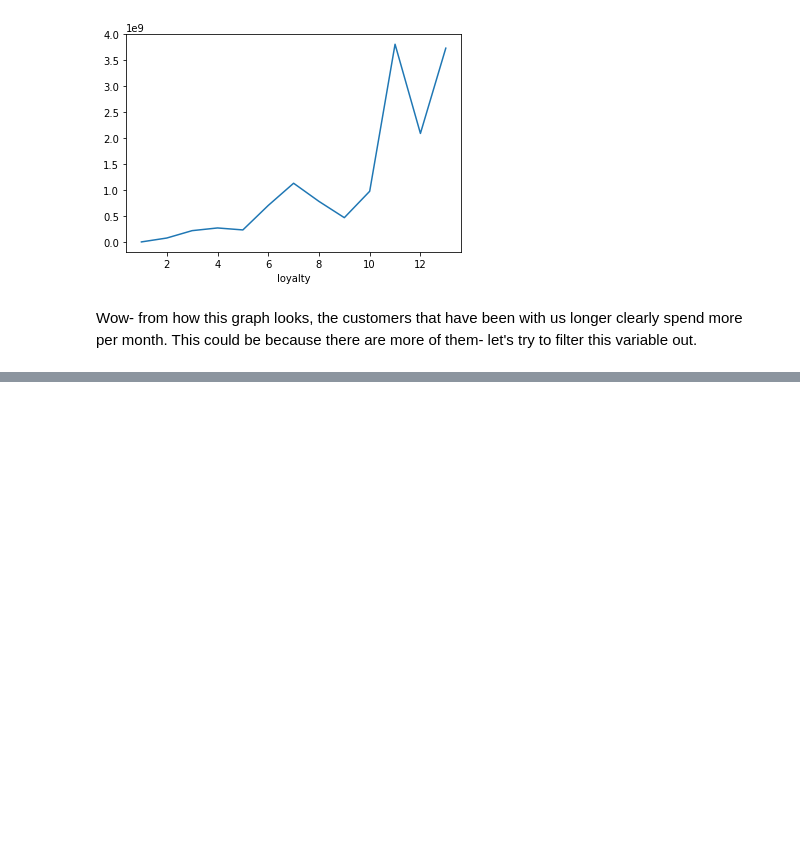
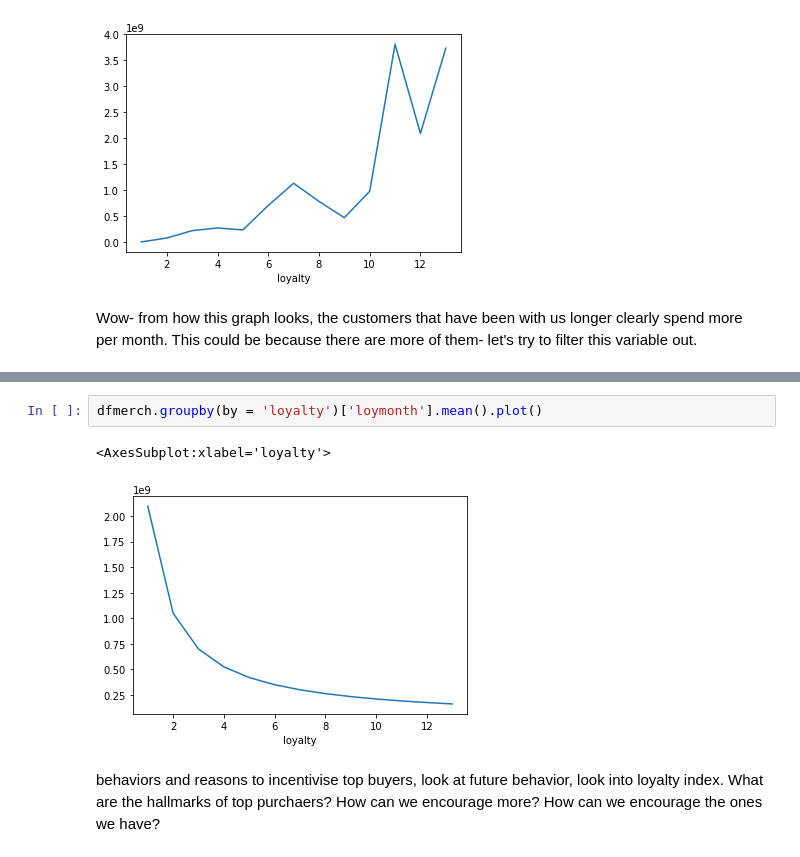
Before and after one commit to graceflitsch/DataScience, a Jupyter notebook: GNB3.ipynb, the cells around one changed output, grey strips where cells are left out. Cells and saved outputs as stored; diff of their text form; blank space fills up the shorter version.

Commit message:
Tried and failed to make more loyalty changes

```diff
--- a/GNB3.ipynb
+++ b/GNB3.ipynb
@@ -484,0 +504,7 @@ Wow- from how this graph looks, the customers that have been with us longer clea
+# %%
+dfmerch.groupby(by = 'loyalty')['loymonth'].mean().plot()
+# %% [output]
+<AxesSubplot:xlabel='loyalty'>
+[figure, added]
+# %% [markdown]
+behaviors and reasons to incentivise top buyers, look at future behavior, look into loyalty index. What are the hallmarks of top purchaers? How can we encourage more? How can we encourage the ones we have?
```
Also changed, not shown: parts of 6 cells of this notebook.
